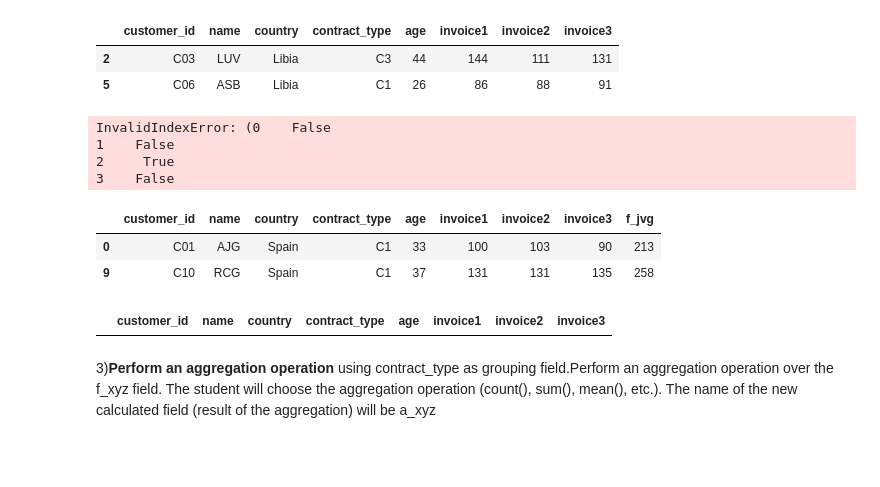
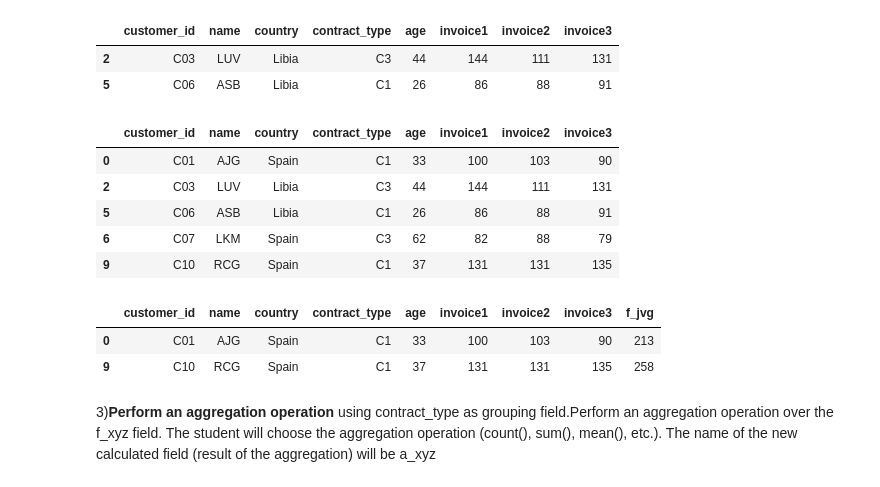
Before and after one commit to intisar2024/master_ITM, a Jupyter notebook: Assesment_M04.ipynb, the cells around one changed output. Saved outputs shown, nothing was run; the diff lists cells and outputs as text; code cells hidden in the pictures; blank space fills up the shorter version.

```diff
--- a/Assesment_M04.ipynb
+++ b/Assesment_M04.ipynb
@@ -134,14 +134,16 @@ df_xyz2
 | 2 | C03 | LUV | Libia | C3 | 44 | 144 | 111 | 131 |
 | 5 | C06 | ASB | Libia | C1 | 26 | 86 | 88 | 91 |
 # %%
-df_xyz2=df_xyz[(df_xyz['country']=='Libia',['country']== 'Spain')] #& #(df_xyz['country']=='Spain')]
+df_xyz2=df_xyz[(df_xyz['country']).isin(['Libia','Spain']) & (df_xyz['age'] >=26)]
 #print(df_xyz2)
 df_xyz2
 # %% [output]
-InvalidIndexError: (0    False
-1    False
-2     True
-3    False
+|  | customer_id | name | country | contract_type | age | invoice1 | invoice2 | invoice3 |
+| 0 | C01 | AJG | Spain | C1 | 33 | 100 | 103 | 90 |
+| 2 | C03 | LUV | Libia | C3 | 44 | 144 | 111 | 131 |
+| 5 | C06 | ASB | Libia | C1 | 26 | 86 | 88 | 91 |
+| 6 | C07 | LKM | Spain | C3 | 62 | 82 | 88 | 79 |
+| 9 | C10 | RCG | Spain | C1 | 37 | 131 | 131 | 135 |
 # %%
 df_jvg2 = df_jvg[(df_jvg['contract_type']=='C1') & (df_jvg['country']=='Spain')]
 df_jvg2
@@ -149,11 +151,6 @@ df_jvg2
 |  | customer_id | name | country | contract_type | age | invoice1 | invoice2 | invoice3 | f_jvg |
 | 0 | C01 | AJG | Spain | C1 | 33 | 100 | 103 | 90 | 213 |
 | 9 | C10 | RCG | Spain | C1 | 37 | 131 | 131 | 135 | 258 |
-# %%
-f_xyz2 = df_xyz[(df_xyz['country']=='Portugal') & (df_xyz['contract_type']=='c2')]
-df_xyz2
-# %% [output]
-|  | customer_id | name | country | contract_type | age | invoice1 | invoice2 | invoice3 |
 # %% [markdown]
 3)__Perform an aggregation operation__ using contract_type as grouping field.Perform an aggregation operation over the f_xyz field. The student will choose the aggregation operation (count(), sum(), mean(), etc.). The name of the new calculated field (result of the aggregation) will be a_xyz
 # %%
```
